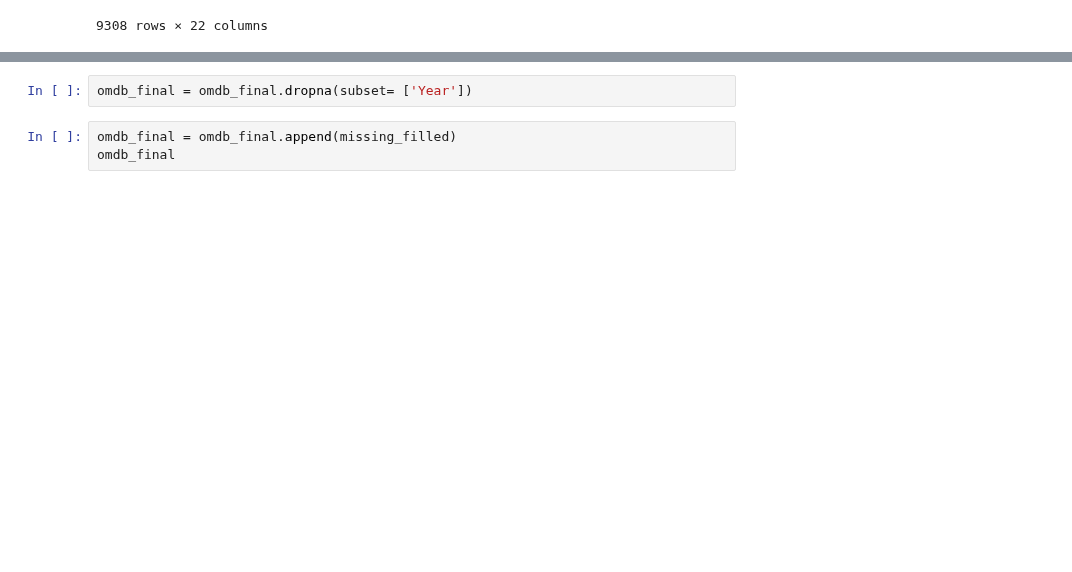
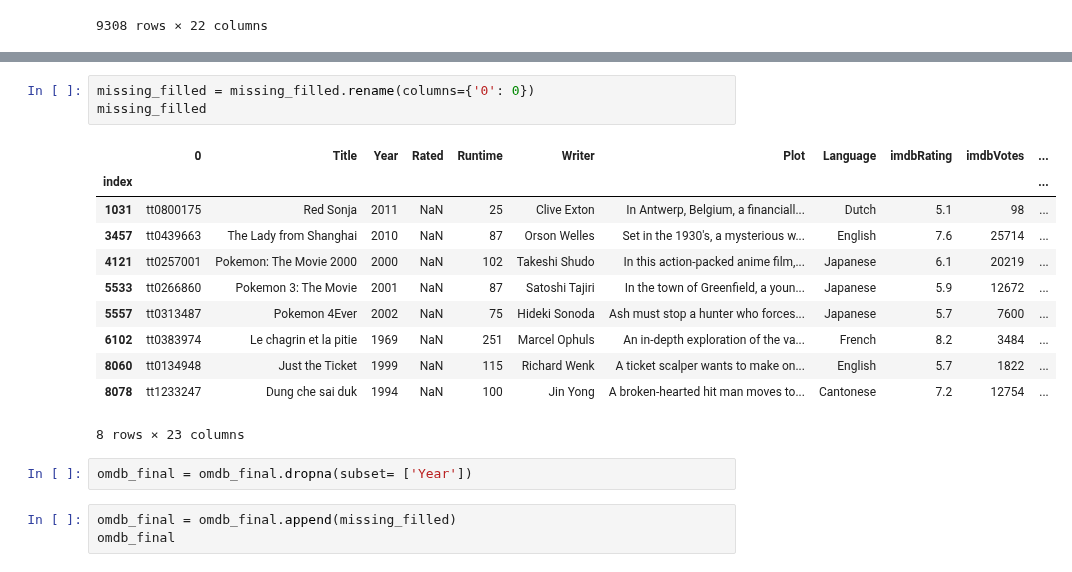
Before and after one commit to yuayixio/MovieRatingPredictor, a Jupyter notebook: notebooks/Cleaning+Preprocessing/Omdb_data_cleaning.ipynb, the cells around one changed output, grey strips where cells are left out. Saved outputs shown, nothing was run; the diff lists cells and outputs as text; blank space fills up the shorter version.

```diff
--- a/notebooks/Cleaning+Preprocessing/Omdb_data_cleaning.ipynb
+++ b/notebooks/Cleaning+Preprocessing/Omdb_data_cleaning.ipynb
@@ -221,3 +206,18 @@ missing_filled
+# %%
+missing_filled = missing_filled.rename(columns={'0': 0})
+missing_filled
+# %% [output]
+|  | 0 | Title | Year | Rated | Runtime | Writer | Plot | Language | imdbRating | imdbVotes | ... |
+| index |  |  |  |  |  |  |  |  |  |  | ... |
+| 1031 | tt0800175 | Red Sonja | 2011 | NaN | 25 | Clive Exton | In Antwerp, Belgium, a financiall... | Dutch | 5.1 | 98 | ... |
+| 3457 | tt0439663 | The Lady from Shanghai | 2010 | NaN | 87 | Orson Welles | Set in the 1930's, a mysterious w... | English | 7.6 | 25714 | ... |
+| 4121 | tt0257001 | Pokemon: The Movie 2000 | 2000 | NaN | 102 | Takeshi Shudo | In this action-packed anime film,... | Japanese | 6.1 | 20219 | ... |
+| 5533 | tt0266860 | Pokemon 3: The Movie | 2001 | NaN | 87 | Satoshi Tajiri | In the town of Greenfield, a youn... | Japanese | 5.9 | 12672 | ... |
+| 5557 | tt0313487 | Pokemon 4Ever | 2002 | NaN | 75 | Hideki Sonoda | Ash must stop a hunter who forces... | Japanese | 5.7 | 7600 | ... |
+| 6102 | tt0383974 | Le chagrin et la pitie | 1969 | NaN | 251 | Marcel Ophuls | An in-depth exploration of the va... | French | 8.2 | 3484 | ... |
+| 8060 | tt0134948 | Just the Ticket | 1999 | NaN | 115 | Richard Wenk | A ticket scalper wants to make on... | English | 5.7 | 1822 | ... |
+| 8078 | tt1233247 | Dung che sai duk | 1994 | NaN | 100 | Jin Yong | A broken-hearted hit man moves to... | Cantonese | 7.2 | 12754 | ... |
+8 rows × 23 columns
 # %%
 omdb_final = omdb_final.dropna(subset= ['Year'])
 # %%
```
Also changed, not shown: parts of 9 cells of this notebook, 3 other files.
